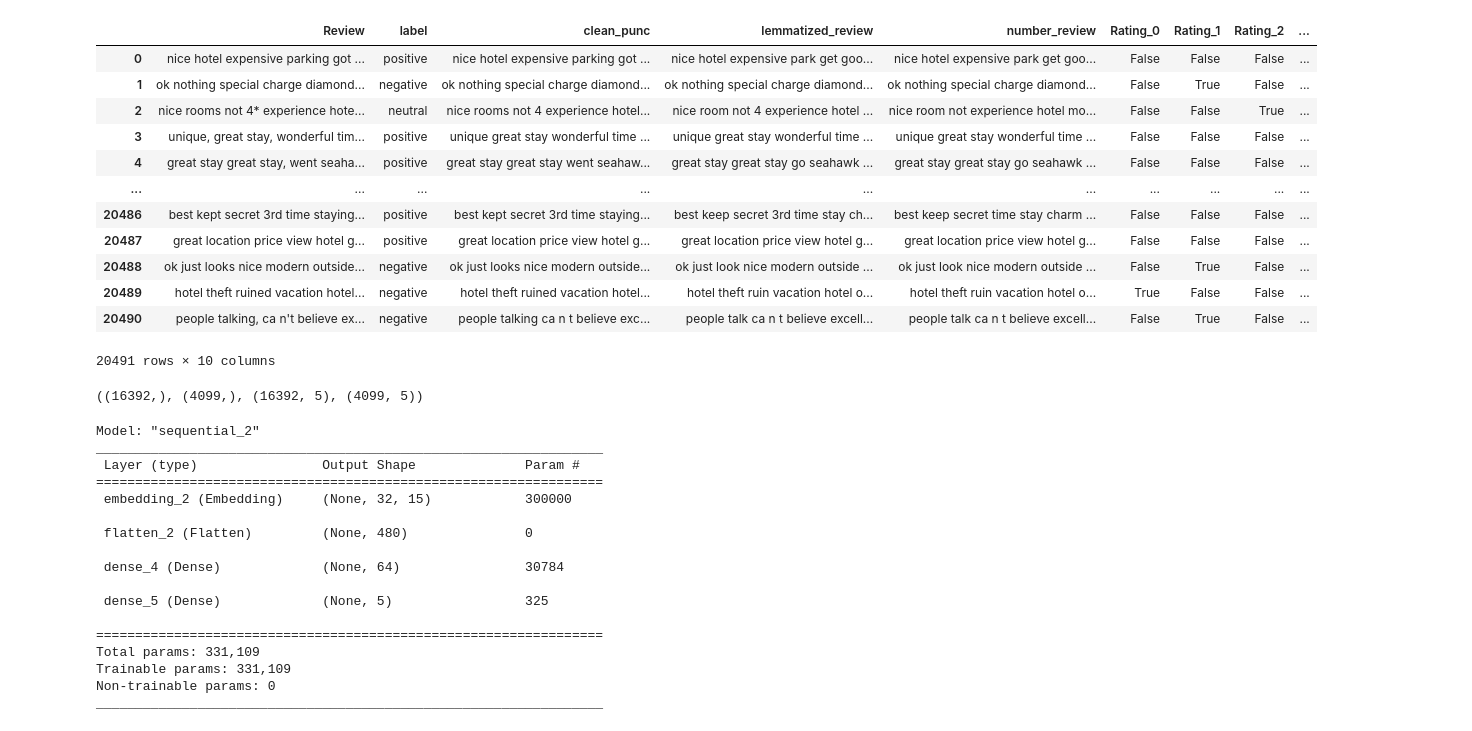
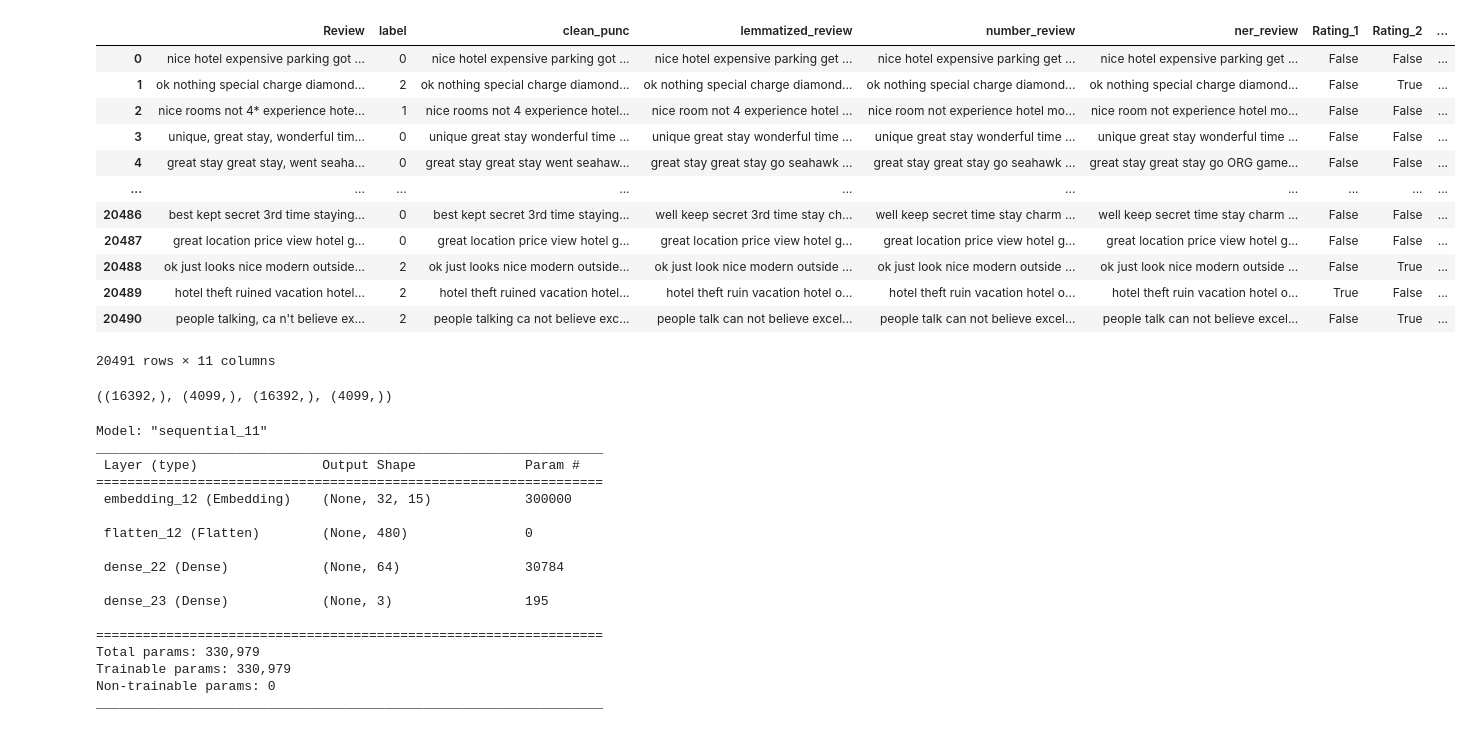
Before and after one commit to mausneg/Aspect-Based-Sentiment-Analysis-Hotel-Review, a Jupyter notebook: model_2.ipynb, the cells around one changed output. Saved outputs shown, nothing was run; the diff lists cells and outputs as text; code cells hidden in the pictures.

```diff
--- a/model_2.ipynb
+++ b/model_2.ipynb
@@ -82,34 +81,40 @@ plt.show()
 # %%
-encoding_label = {
+encoding_5label = {
     1:0,
     2:1,
     3:2,
     4:3,
     5:4
 }
+
+encoding_3label = {
+    'positive':0,
+    'neutral':1,
+    'negative':2,
+}
 # %%
-df_data['Rating'] = df_data['Rating'].map(encoding_label)
+df_data['label'] = df_data['label'].map(encoding_3label)
 df_data = pd.get_dummies(df_data, columns=['Rating'])
 df_data
 # %% [output]
-|  | Review | label | clean_punc | lemmatized_review | number_review | Rating_0 | Rating_1 | Rating_2 | ... |
-| 0 | nice hotel expensive parking got ... | positive | nice hotel expensive parking got ... | nice hotel expensive park get goo... | nice hotel expensive park get goo... | False | False | False | ... |
-| 1 | ok nothing special charge diamond... | negative | ok nothing special charge diamond... | ok nothing special charge diamond... | ok nothing special charge diamond... | False | True | False | ... |
-| 2 | nice rooms not 4* experience hote... | neutral | nice rooms not 4 experience hotel... | nice room not 4 experience hotel ... | nice room not experience hotel mo... | False | False | True | ... |
-| 3 | unique, great stay, wonderful tim... | positive | unique great stay wonderful time ... | unique great stay wonderful time ... | unique great stay wonderful time ... | False | False | False | ... |
-| 4 | great stay great stay, went seaha... | positive | great stay great stay went seahaw... | great stay great stay go seahawk ... | great stay great stay go seahawk ... | False | False | False | ... |
+|  | Review | label | clean_punc | lemmatized_review | number_review | ner_review | Rating_1 | Rating_2 | ... |
+| 0 | nice hotel expensive parking got ... | 0 | nice hotel expensive parking got ... | nice hotel expensive parking get ... | nice hotel expensive parking get ... | nice hotel expensive parking get ... | False | False | ... |
+| 1 | ok nothing special charge diamond... | 2 | ok nothing special charge diamond... | ok nothing special charge diamond... | ok nothing special charge diamond... | ok nothing special charge diamond... | False | True | ... |
+| 2 | nice rooms not 4* experience hote... | 1 | nice rooms not 4 experience hotel... | nice room not 4 experience hotel ... | nice room not experience hotel mo... | nice room not experience hotel mo... | False | False | ... |
+| 3 | unique, great stay, wonderful tim... | 0 | unique great stay wonderful time ... | unique great stay wonderful time ... | unique great stay wonderful time ... | unique great stay wonderful time ... | False | False | ... |
+| 4 | great stay great stay, went seaha... | 0 | great stay great stay went seahaw... | great stay great stay go seahawk ... | great stay great stay go seahawk ... | great stay great stay go ORG game... | False | False | ... |
 | ... | ... | ... | ... | ... | ... | ... | ... | ... | ... |
-| 20486 | best kept secret 3rd time staying... | positive | best kept secret 3rd time staying... | best keep secret 3rd time stay ch... | best keep secret time stay charm ... | False | False | False | ... |
-| 20487 | great location price view hotel g... | positive | great location price view hotel g... | great location price view hotel g... | great location price view hotel g... | False | False | False | ... |
-| 20488 | ok just looks nice modern outside... | negative | ok just looks nice modern outside... | ok just look nice modern outside ... | ok just look nice modern outside ... | False | True | False | ... |
-| 20489 | hotel theft ruined vacation hotel... | negative | hotel theft ruined vacation hotel... | hotel theft ruin vacation hotel o... | hotel theft ruin vacation hotel o... | True | False | False | ... |
-| 20490 | people talking, ca n't believe ex... | negative | people talking ca n t believe exc... | people talk ca n t believe excell... | people talk ca n t believe excell... | False | True | False | ... |
+| 20486 | best kept secret 3rd time staying... | 0 | best kept secret 3rd time staying... | well keep secret 3rd time stay ch... | well keep secret time stay charm ... | well keep secret time stay charm ... | False | False | ... |
+| 20487 | great location price view hotel g... | 0 | great location price view hotel g... | great location price view hotel g... | great location price view hotel g... | great location price view hotel g... | False | False | ... |
+| 20488 | ok just looks nice modern outside... | 2 | ok just looks nice modern outside... | ok just look nice modern outside ... | ok just look nice modern outside ... | ok just look nice modern outside ... | False | True | ... |
+| 20489 | hotel theft ruined vacation hotel... | 2 | hotel theft ruined vacation hotel... | hotel theft ruin vacation hotel o... | hotel theft ruin vacation hotel o... | hotel theft ruin vacation hotel o... | True | False | ... |
+| 20490 | people talking, ca n't believe ex... | 2 | people talking ca not believe exc... | people talk can not believe excel... | people talk can not believe excel... | people talk can not believe excel... | False | True | ... |
-20491 rows × 10 columns
+20491 rows × 11 columns
 # %%
-x_train, x_test, y_train, y_test = train_test_split(df_data['lemmatized_review'], df_data.iloc[:,5:], test_size=0.2, random_state=42)
+x_train, x_test, y_train, y_test = train_test_split(df_data['ner_review'], df_data['label'], test_size=0.2, random_state=42)
 x_train.shape, x_test.shape, y_train.shape, y_test.shape
 # %% [output]
-((16392,), (4099,), (16392, 5), (4099, 5))
+((16392,), (4099,), (16392,), (4099,))
 # %%
 EMBEDDING_DIM = 15
 MAXLEN = 32
@@ -133,24 +138,24 @@ model = tf.keras.models.Sequential([
     tf.keras.layers.Dense(64, activation='relu'),
     tf.keras.layers.Dense(NUM_LABELS, activation='softmax')
 ])
-model.compile(loss='categorical_crossentropy', optimizer='adam', metrics=['accuracy', tf.keras.metrics.TruePositives(), tf.keras.metrics.TrueNegatives(), tf.keras.metrics.FalsePositives(), tf.keras.metrics.FalseNegatives()])
+model.compile(loss='sparse_categorical_crossentropy', optimizer='adam', metrics=['accuracy'])
 model.summary()
 # %% [output]
-Model: "sequential_2"
+Model: "sequential_11"
 _________________________________________________________________
  Layer (type)                Output Shape              Param #
 =================================================================
- embedding_2 (Embedding)     (None, 32, 15)            300000
+ embedding_12 (Embedding)    (None, 32, 15)            300000
 
- flatten_2 (Flatten)         (None, 480)               0
+ flatten_12 (Flatten)        (None, 480)               0
 
- dense_4 (Dense)             (None, 64)                30784
+ dense_22 (Dense)            (None, 64)                30784
 
- dense_5 (Dense)             (None, 5)                 325
+ dense_23 (Dense)            (None, 3)                 195
 
 =================================================================
-Total params: 331,109
-Trainable params: 331,109
+Total params: 330,979
+Trainable params: 330,979
 Non-trainable params: 0
 _________________________________________________________________
 # %%
```
Also changed, not shown: parts of 12 cells of this notebook, 5 other files.
